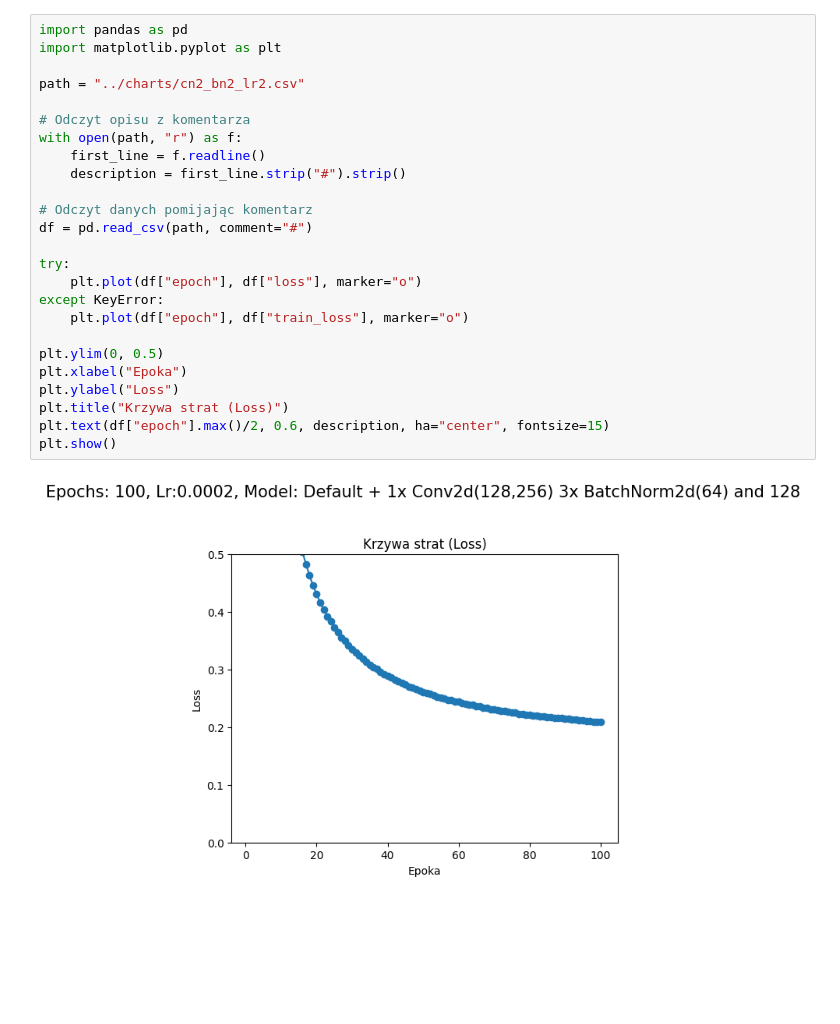
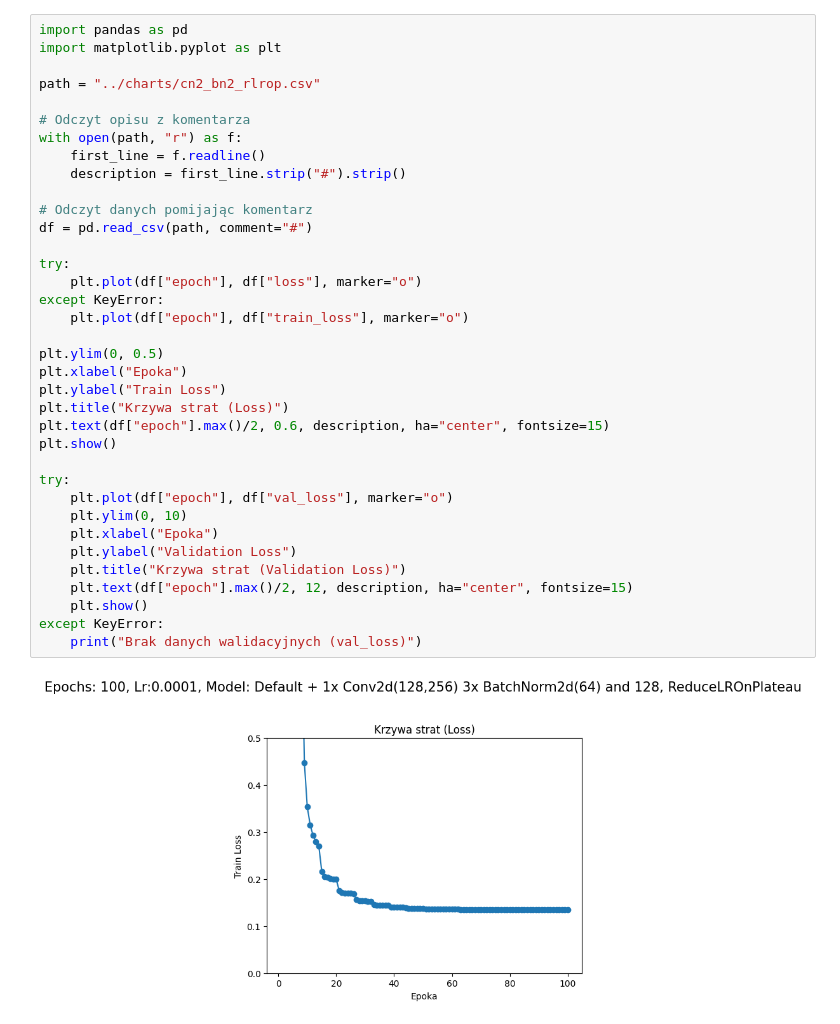
Before and after one commit to Inexpli/Pufferfish, a Jupyter notebook: charts/read_chart.ipynb, the cells around one changed output. Saved outputs shown, nothing was run; the diff lists cells and outputs as text; blank space fills up the shorter version.

Commit message:
Wyświetlanie strat train_loss i val_loss

```diff
--- a/charts/read_chart.ipynb
+++ b/charts/read_chart.ipynb
@@ -1,27 +1,38 @@
 # %%
 import pandas as pd
 import matplotlib.pyplot as plt
 
-path = "../charts/cn2_bn2_lr2.csv"
+path = "../charts/cn2_bn2_rlrop.csv"
 
 # Odczyt opisu z komentarza
 with open(path, "r") as f:
     first_line = f.readline()
     description = first_line.strip("#").strip()
 
 # Odczyt danych pomijając komentarz
 df = pd.read_csv(path, comment="#")
 
 try:
     plt.plot(df["epoch"], df["loss"], marker="o")
 except KeyError:
     plt.plot(df["epoch"], df["train_loss"], marker="o")
 
 plt.ylim(0, 0.5)
 plt.xlabel("Epoka")
-plt.ylabel("Loss")
+plt.ylabel("Train Loss")
 plt.title("Krzywa strat (Loss)")
 plt.text(df["epoch"].max()/2, 0.6, description, ha="center", fontsize=15)
 plt.show()
+
+try:
+    plt.plot(df["epoch"], df["val_loss"], marker="o")
+    plt.ylim(0, 10)
+    plt.xlabel("Epoka")
+    plt.ylabel("Validation Loss")
+    plt.title("Krzywa strat (Validation Loss)")
+    plt.text(df["epoch"].max()/2, 12, description, ha="center", fontsize=15)
+    plt.show()
+except KeyError:
+    print("Brak danych walidacyjnych (val_loss)")
 # %% [output]
-[figure, old version]
+[figure, new version]
```
Also changed, not shown: parts of 1 cell of this notebook.
